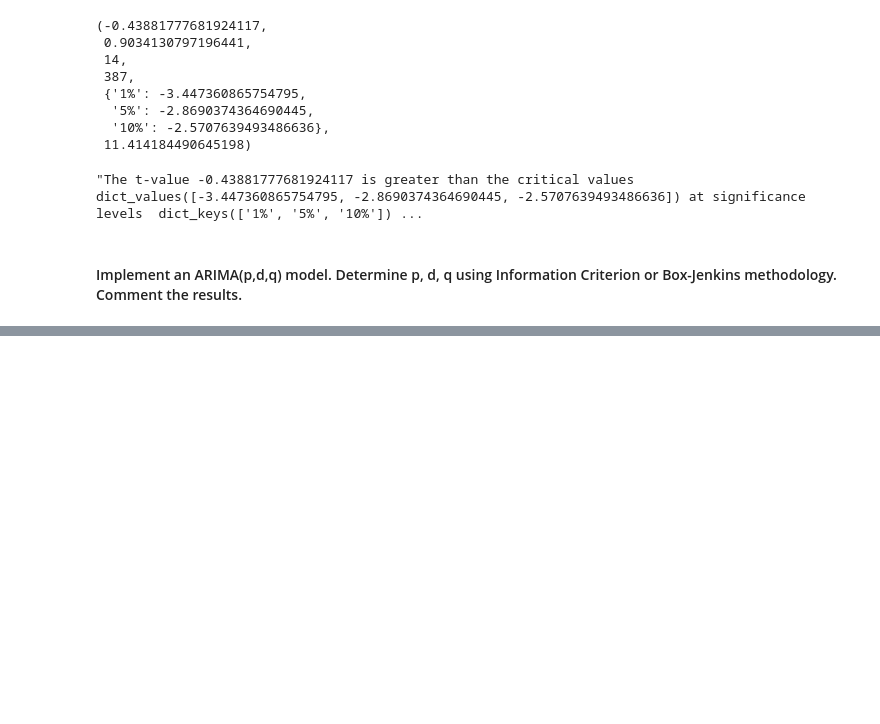
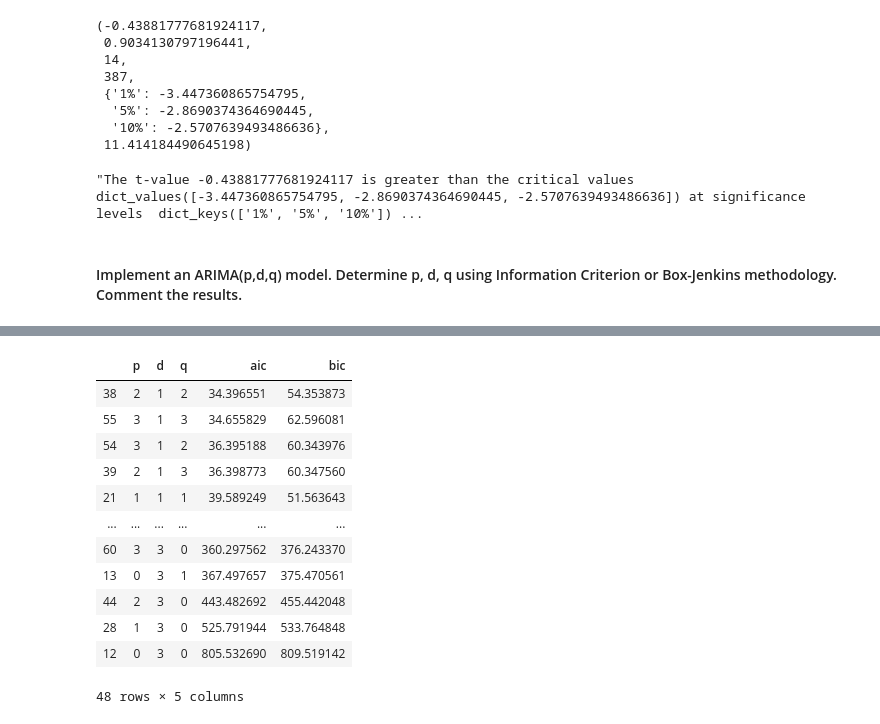
Before and after one commit to tlfmcooper/MscFE_610_ECON, a Jupyter notebook: submission_1.ipynb, the cells around one changed output, grey strips where cells are left out. Cells and saved outputs as stored; diff of their text form; code cells hidden in the pictures; blank space fills up the shorter version.

```diff
--- a/submission_1.ipynb
+++ b/submission_1.ipynb
@@ -270,7 +257,7 @@ f'The t-value {adf[0]} is greater than the critical values {adf[4].values()} at
 # %% [markdown]
 #### Implement an ARIMA(p,d,q) model. Determine p, d, q using Information Criterion or Box-Jenkins methodology. Comment the results.
 # %%
-y_stationary = home_price['CSUSHPISA'].diff(10).dropna()
+y_stationary = home_price['CSUSHPISA'].diff().dropna()
 y_stationary
 # %% [output]
 observation_date
@@ -308,10 +276,10 @@ plot_pacf(y_stationary)
 # %%
 order_aic_bic =[]
 # Loop over AR, Integration and MA order
-for p,d,q in product(range(6), repeat=3):
+for p,d,q in product(range(4), repeat=3):
 
     # Fit model
-    model = SARIMAX(home_price, order=(p,d,q))
+    model = SARIMAX(y_stationary, order=(p,d,q))
     try:
         results = model.fit()
     except:
@@ -331,3 +326,17 @@ order_df.sort_values('bic')
 # %%
-order_df[order_df.d ==5].sort_values('aic')
+order_df[order_df.d !=0].sort_values('aic')
+# %% [output]
+|  | p | d | q | aic | bic |
+| 38 | 2 | 1 | 2 | 34.396551 | 54.353873 |
+| 55 | 3 | 1 | 3 | 34.655829 | 62.596081 |
+| 54 | 3 | 1 | 2 | 36.395188 | 60.343976 |
+| 39 | 2 | 1 | 3 | 36.398773 | 60.347560 |
+| 21 | 1 | 1 | 1 | 39.589249 | 51.563643 |
+| ... | ... | ... | ... | ... | ... |
+| 60 | 3 | 3 | 0 | 360.297562 | 376.243370 |
+| 13 | 0 | 3 | 1 | 367.497657 | 375.470561 |
+| 44 | 2 | 3 | 0 | 443.482692 | 455.442048 |
+| 28 | 1 | 3 | 0 | 525.791944 | 533.764848 |
+| 12 | 0 | 3 | 0 | 805.532690 | 809.519142 |
+48 rows × 5 columns
 # %%
```
Also changed, not shown: parts of 14 cells of this notebook.
